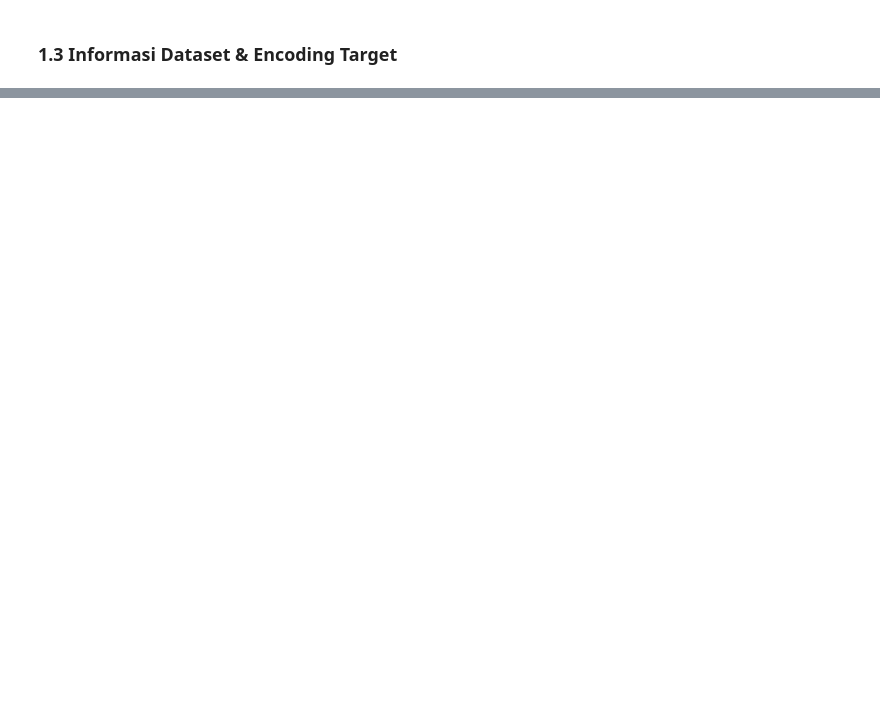
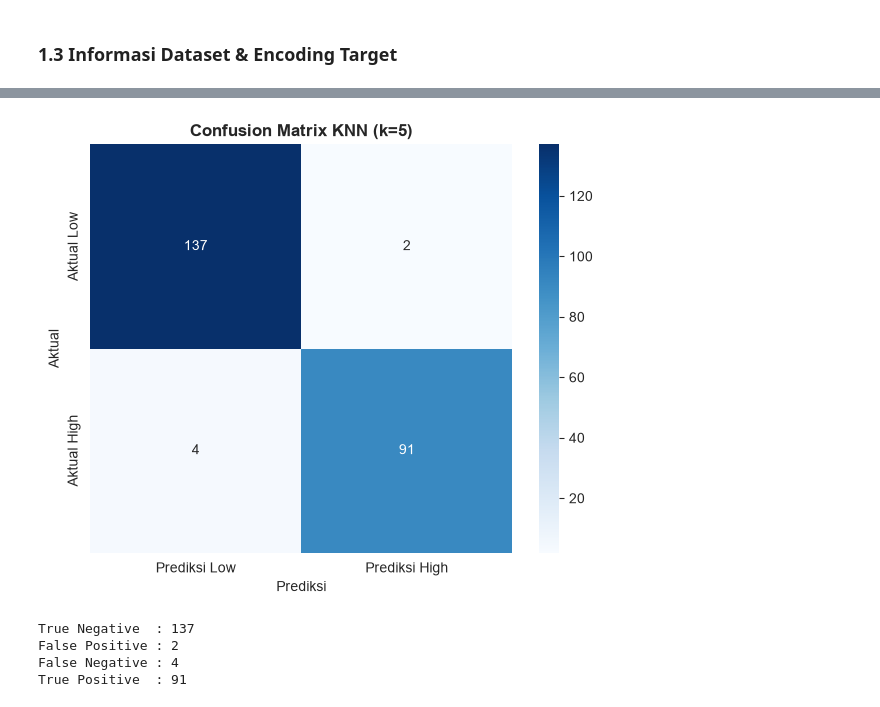
Before and after one commit to IrsyadMajid/MachineLearning_FinalProject, a Jupyter notebook: KNN_Maternal_Risk.ipynb, the cells around one changed output, grey strips where cells are left out. Drawn from its saved outputs; the diff is of its cells as text; code cells hidden in the pictures; blank space fills up the shorter version.

```diff
--- a/KNN_Maternal_Risk.ipynb
+++ b/KNN_Maternal_Risk.ipynb
@@ -654,0 +164,11 @@ pred_2, prob_2 = predict_maternal_risk(pasien_2)
+# %%
+# Standarisasi fitur
+scaler = StandardScaler()
+
+# Fit hanya pada data latih untuk menghindari data leakage
+X_train_scaled = scaler.fit_transform(X_train)
+X_test_scaled = scaler.transform(X_test)
+
+print('Standarisasi data berhasil dilakukan.')
+print(f'Dimensi X_train_scaled: {X_train_scaled.shape}')
+print(f'Dimensi X_test_scaled : {X_test_scaled.shape}')
@@ -654,0 +184,7 @@ pred_2, prob_2 = predict_maternal_risk(pasien_2)
+# %%
+# Inisialisasi dan training model KNN
+k = 5
+knn = KNeighborsClassifier(n_neighbors=k)
+knn.fit(X_train_scaled, y_train)
+
+print(f'Model KNN (k={k}) berhasil dilatih.')
@@ -654,0 +196,8 @@ pred_2, prob_2 = predict_maternal_risk(pasien_2)
+# %%
+# Prediksi pada data uji
+y_pred = knn.predict(X_test_scaled)
+y_prob = knn.predict_proba(X_test_scaled)[:, 1]
+
+# Classification report
+print('=== CLASSIFICATION REPORT ===')
+print(classification_report(y_test, y_pred, target_names=['Low Risk', 'High Risk'], digits=4))
@@ -654,0 +214,24 @@ pred_2, prob_2 = predict_maternal_risk(pasien_2)
+# %%
+# Confusion matrix
+cm = confusion_matrix(y_test, y_pred)
+
+plt.figure(figsize=(6, 5))
+sns.heatmap(cm, annot=True, fmt='d', cmap='Blues',
+            xticklabels=['Prediksi Low', 'Prediksi High'],
+            yticklabels=['Aktual Low', 'Aktual High'])
+plt.title(f'Confusion Matrix KNN (k={k})', fontsize=12, fontweight='bold')
+plt.xlabel('Prediksi')
+plt.ylabel('Aktual')
+plt.tight_layout()
+plt.show()
+
+print(f'True Negative  : {cm[0, 0]}')
+print(f'False Positive : {cm[0, 1]}')
+print(f'False Negative : {cm[1, 0]}')
+print(f'True Positive  : {cm[1, 1]}')
+# %% [output]
+[figure, added]
+True Negative  : 137
+False Positive : 2
+False Negative : 4
+True Positive  : 91
```
Also changed, not shown: parts of 49 cells of this notebook.
